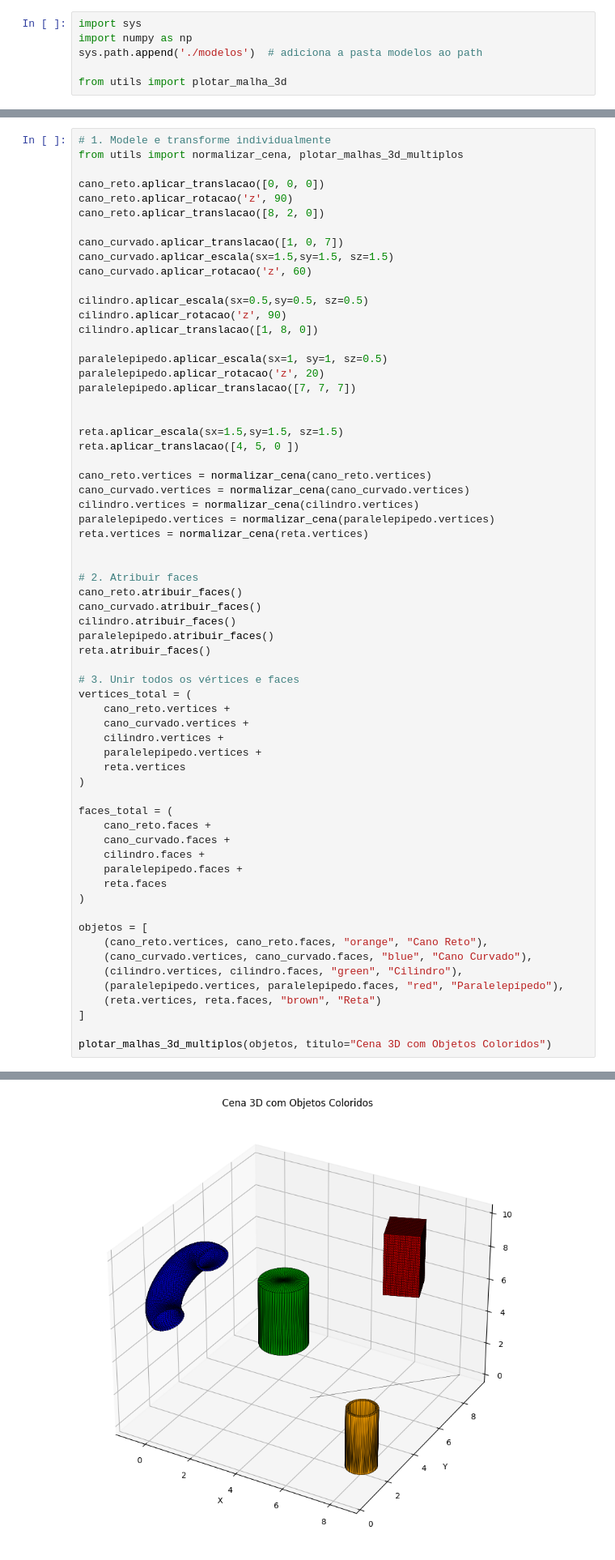
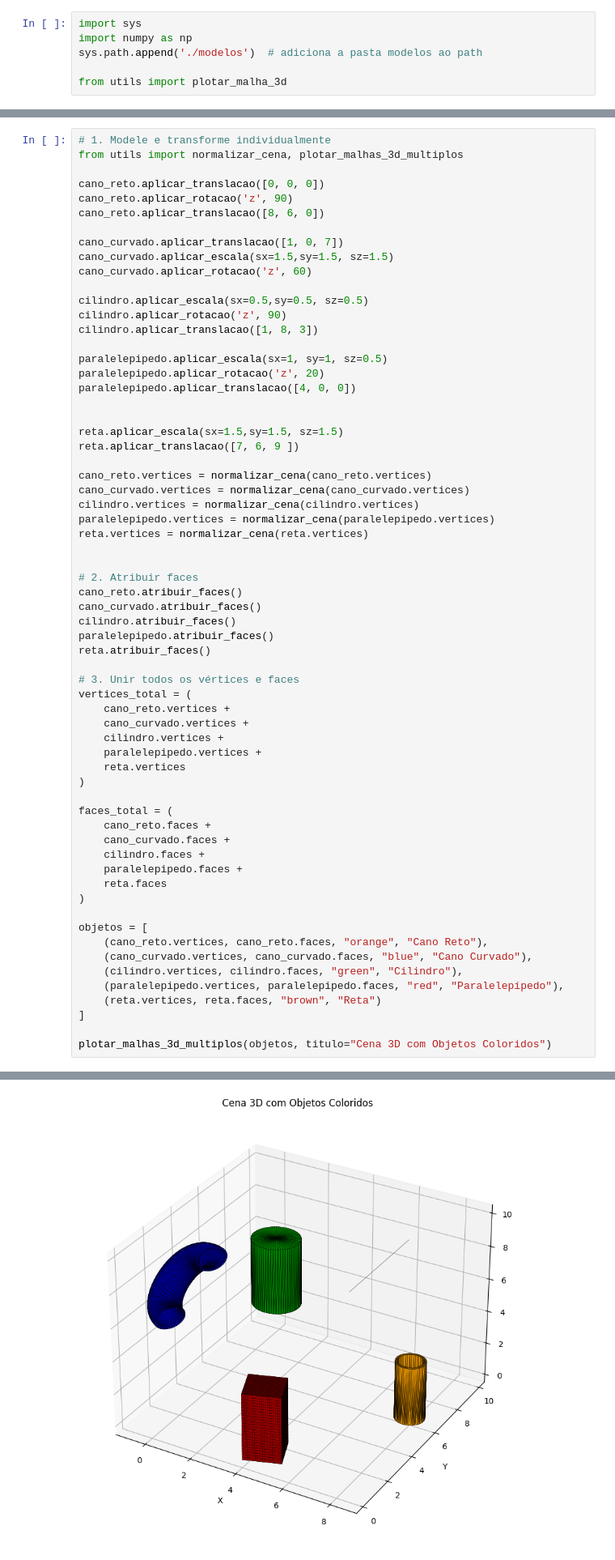
Before and after one commit to MabiuMoura/computa-o-grafica, a Jupyter notebook: main_scene.ipynb, the cells around one changed output, grey strips where cells are left out. Shown at 81% size. Cells and saved outputs as stored; diff of their text form.

```diff
--- a/main_scene.ipynb
+++ b/main_scene.ipynb
@@ -87,7 +122,7 @@ from utils import normalizar_cena, plotar_malhas_3d_multiplos
 
 cano_reto.aplicar_translacao([0, 0, 0])
 cano_reto.aplicar_rotacao('z', 90)
-cano_reto.aplicar_translacao([8, 2, 0])
+cano_reto.aplicar_translacao([8, 6, 0])
 
 cano_curvado.aplicar_translacao([1, 0, 7])
 cano_curvado.aplicar_escala(sx=1.5,sy=1.5, sz=1.5)
@@ -95,15 +130,15 @@ cano_curvado.aplicar_rotacao('z', 60)
 
 cilindro.aplicar_escala(sx=0.5,sy=0.5, sz=0.5)
 cilindro.aplicar_rotacao('z', 90)
-cilindro.aplicar_translacao([1, 8, 0])
+cilindro.aplicar_translacao([1, 8, 3])
 
 paralelepipedo.aplicar_escala(sx=1, sy=1, sz=0.5)
 paralelepipedo.aplicar_rotacao('z', 20)
-paralelepipedo.aplicar_translacao([7, 7, 7])
+paralelepipedo.aplicar_translacao([4, 0, 0])
 
 
 reta.aplicar_escala(sx=1.5,sy=1.5, sz=1.5)
-reta.aplicar_translacao([4, 5, 0 ])
+reta.aplicar_translacao([7, 6, 9 ])
 
 cano_reto.vertices = normalizar_cena(cano_reto.vertices)
 cano_curvado.vertices = normalizar_cena(cano_curvado.vertices)
@@ -151 +186 @@ plotar_malhas_3d_multiplos(objetos, titulo="Cena 3D com Objetos Coloridos")
-[figure, old version]
+[figure, new version]
```
Also changed, not shown: parts of 17 cells of this notebook, 3 other files.
